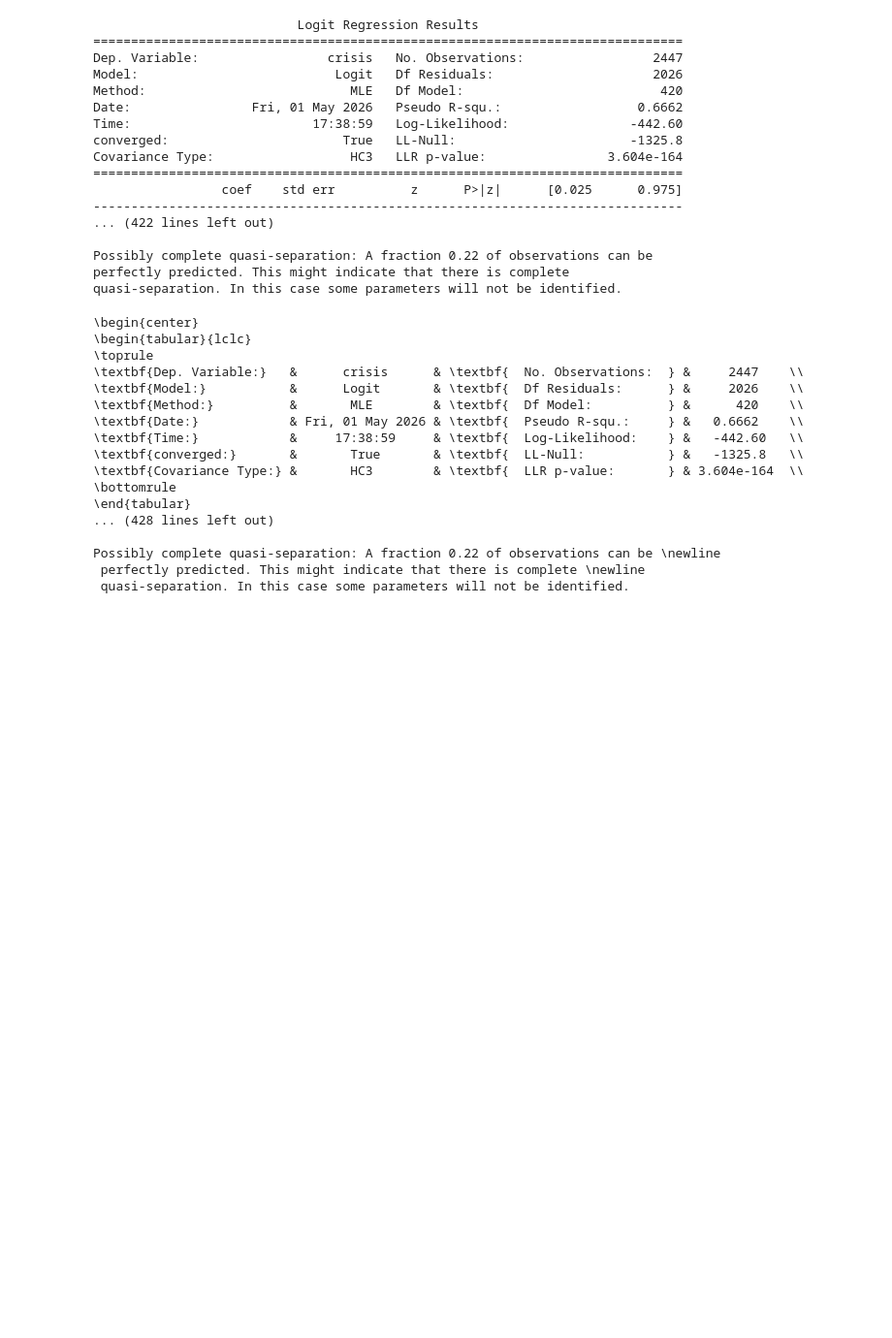
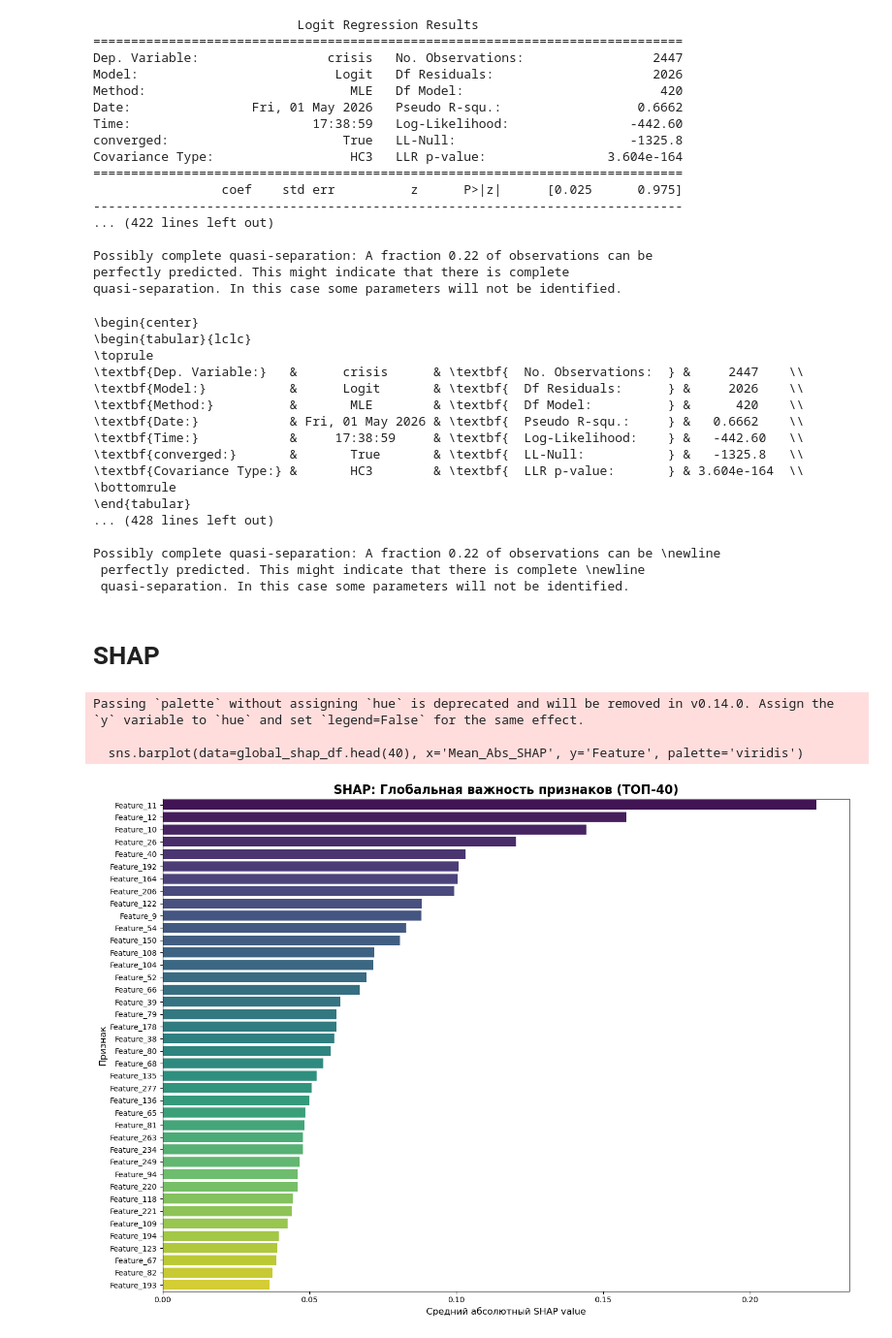
Before and after one commit to Vlad-prog-bit/moex-crisis-prediction, a Jupyter notebook: Models.ipynb, the cells around one changed output. Shown at 97% size. Drawn from its saved outputs; the diff is of its cells as text; code cells hidden in the pictures; blank space fills up the shorter version.

```diff
--- a/Models.ipynb
+++ b/Models.ipynb
@@ -2771,3 +2775,5 @@ print(latex)
 Possibly complete quasi-separation: A fraction 0.22 of observations can be \newline
  perfectly predicted. This might indicate that there is complete \newline
  quasi-separation. In this case some parameters will not be identified.
+# %% [markdown]
+# SHAP
@@ -2773,0 +2800,50 @@ Possibly complete quasi-separation: A fraction 0.22 of observations can be \newl
+# %%
+study = optuna.load_study(storage='sqlite:///xgboost_for_1day_study.db',study_name='xgboost_for_1day_study')
+params = {'objective': 'binary:logistic',
+        'eval_metric': 'auc',
+          'seed': 42}
+params.update(study.best_params)
+scale_pos_weight = (
+    (y_train == 0).sum() /
+    (y_train == 1).sum()
+)
+dtrain = xgb.DMatrix(x_train, label=y_train)
+dtest = xgb.DMatrix(x_test, label=y_test)
+model_xgb = xgb.train(
+    params,
+    dtrain=dtrain,
+    evals=[(dtrain,'train'),(dtest,'test')],
+    num_boost_round=3000,
+    early_stopping_rounds=100,
+    verbose_eval=False
+)
+y_prob = model_xgb.predict(dtest)
+threshold = 0.5
+y_pred = (
+    y_prob > threshold
+).astype(int)
+# %%
+import shap
+import matplotlib.pyplot as plt
+import seaborn as sns
+explainer = shap.TreeExplainer(model_xgb)
+shap_values = explainer.shap_values(x_test)
+mean_abs_shap = np.abs(shap_values).mean(axis=0)
+global_shap_df = pd.DataFrame({
+    'Feature': feature_names,
+    'Mean_Abs_SHAP': mean_abs_shap,
+    'Std_SHAP': np.abs(shap_values).std(axis=0)
+}).sort_values('Mean_Abs_SHAP', ascending=False)
+plt.figure(figsize=(14, 10))
+sns.barplot(data=global_shap_df.head(40), x='Mean_Abs_SHAP', y='Feature', palette='viridis')
+plt.title('SHAP: Глобальная важность признаков (ТОП-40)', fontsize=16, fontweight='bold')
+plt.xlabel('Средний абсолютный SHAP value', fontsize=12)
+plt.ylabel('Признак', fontsize=12)
+plt.tight_layout()
+plt.savefig('shap_values.png', dpi=300)
+plt.show()
+# %% [output]
+Passing `palette` without assigning `hue` is deprecated and will be removed in v0.14.0. Assign the `y` variable to `hue` and set `legend=False` for the same effect.
+
+  sns.barplot(data=global_shap_df.head(40), x='Mean_Abs_SHAP', y='Feature', palette='viridis')
+[figure, added]
```
Also changed, not shown: parts of 2 cells of this notebook, 1 other file.
